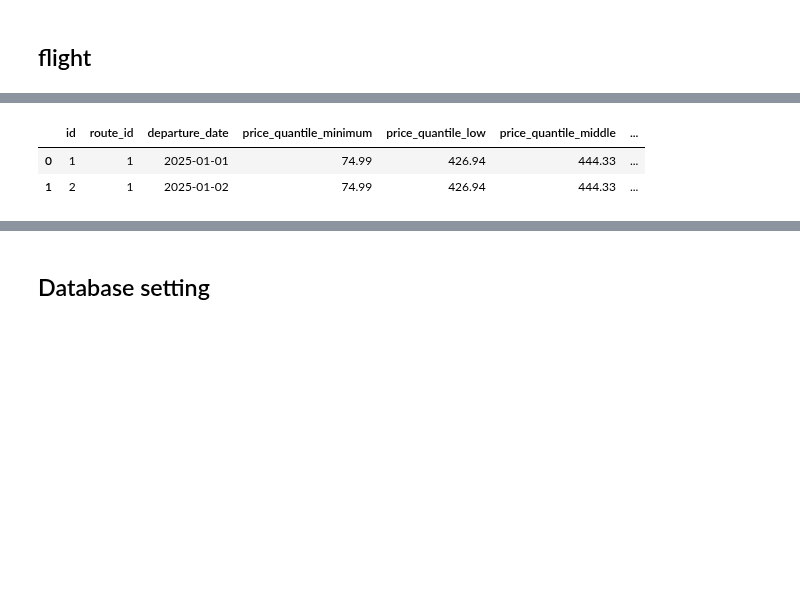
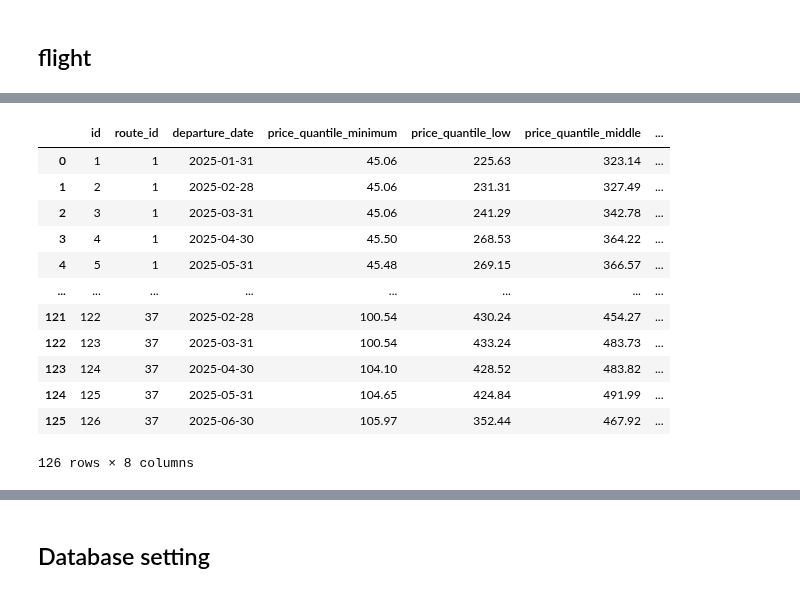
Before and after one commit to BadgerDaniel/UnitedUChicago2025Hackathon, a Jupyter notebook: data.ipynb, the cells around one changed output, grey strips where cells are left out. Saved outputs shown, nothing was run; the diff lists cells and outputs as text; code cells hidden in the pictures; blank space fills up the shorter version.

Commit message:
updated data generation process and finalize server

```diff
--- a/data.ipynb
+++ b/data.ipynb
@@ -142,7 +109,7 @@ from datetime import datetime, timedelta, timezone
 
 # Start and end dates
 start_date = datetime(2025, 1, 1, tzinfo=timezone.utc)
-end_date = datetime(2025, 6, 1, tzinfo=timezone.utc)
+end_date = datetime(2025, 6, 22, tzinfo=timezone.utc)
 
 # Generate list of timestamps at 00:00:00 UTC each day
 timestamps = []
@@ -572,30 +732,50 @@ quartile_map = {
     "MAXIMUM": "price_quantile_maximum"
 }
 
+MAX_CALLS_PER_MIN = 20
+SECONDS_BETWEEN_CALLS = 60 / MAX_CALLS_PER_MIN  # 3 seconds
+MAX_TOTAL_CALLS = 2000
 
-# Parse each item in the list
 response_data = []
-for _, route in route_dates[:2].iterrows():
+call_count = 0
+
+for index, route in route_dates.iterrows():
+    if call_count >= MAX_TOTAL_CALLS:
+        print("Reached monthly API call limit (2000). Stopping.")
+        break
+
     departure_iata = route['departure_iata']
     arrival_iata = route['arrival_iata']
     departure_date = route['departure_date']
-    # print(arrival_iata)
+
     try:
         response = amadeus.analytics.itinerary_price_metrics.get(
             originIataCode=departure_iata,
             destinationIataCode=arrival_iata,
             departureDate=departure_date,
-            currencyCode="USD")
-        # print(response.data)
+            currencyCode="USD"
+        )
 
-        # Only keep first record for simplicity
+        call_count += 1
+
         if response.data:
-            # print(response_data)
             response_data.append(response.data[0])
+            print(index, response.data[0])
+        else:
+            print(f'No data for {departure_iata} to {arrival_iata} on {departure_date}')
+
+        # Respect per-minute rate limit
+        time.sleep(SECONDS_BETWEEN_CALLS)
 
     except ResponseError as error:
-        print(f"Error for {departure_iata} to {arrival_iata} on {departure_date}: {error}")
+        if hasattr(error, 'response') and error.response.status_code == 429:
+            retry_after = int(error.response.headers.get("Retry-After", 60))
+            print(f"429 Rate Limit hit. Retrying after {retry_after} seconds.")
+            time.sleep(retry_after)
+        else:
+            print(f"Error for {departure_iata} to {arrival_iata} on {departure_date}. ")
 
+# Build DataFrame from response_data
 rows = []
 for item in response_data:
     row = {
@@ -606,11 +786,9 @@ for item in response_data:
     for metric in item['priceMetrics']:
         key = quartile_map.get(metric['quartileRanking'])
         row[key] = float(metric['amount'])
+
     rows.append(row)
 
-# Convert to DataFrame
 df_f = pd.DataFrame(rows)
-
-# Show result
 print(df_f)
 # %% [output]
@@ -628,9 +812,10 @@ print(df_f)
 # %%
 df_flight = airport_to_route(df_f)
 df_flight = df_flight.iloc[:, 2:]
+df_flight['departure_date'] = pd.to_datetime(df_flight['departure_date'])
 df_flight['id'] = range(1, len(df_flight)+1)
 desired_order = ['id', 'route_id', 'departure_date', 'price_quantile_minimum', 'price_quantile_low', 'price_quantile_middle', 'price_quantile_high', 'price_quantile_maximum']
 df_flight = df_flight[desired_order]
-
+# print(df_flight)
 df_flight
 # %% [output]
@@ -648,3 +839,13 @@ df_flight
 |  | id | route_id | departure_date | price_quantile_minimum | price_quantile_low | price_quantile_middle | ... |
-| 0 | 1 | 1 | 2025-01-01 | 74.99 | 426.94 | 444.33 | ... |
-| 1 | 2 | 1 | 2025-01-02 | 74.99 | 426.94 | 444.33 | ... |
+| 0 | 1 | 1 | 2025-01-31 | 45.06 | 225.63 | 323.14 | ... |
+| 1 | 2 | 1 | 2025-02-28 | 45.06 | 231.31 | 327.49 | ... |
+| 2 | 3 | 1 | 2025-03-31 | 45.06 | 241.29 | 342.78 | ... |
+| 3 | 4 | 1 | 2025-04-30 | 45.50 | 268.53 | 364.22 | ... |
+| 4 | 5 | 1 | 2025-05-31 | 45.48 | 269.15 | 366.57 | ... |
+| ... | ... | ... | ... | ... | ... | ... | ... |
+| 121 | 122 | 37 | 2025-02-28 | 100.54 | 430.24 | 454.27 | ... |
+| 122 | 123 | 37 | 2025-03-31 | 100.54 | 433.24 | 483.73 | ... |
+| 123 | 124 | 37 | 2025-04-30 | 104.10 | 428.52 | 483.82 | ... |
+| 124 | 125 | 37 | 2025-05-31 | 104.65 | 424.84 | 491.99 | ... |
+| 125 | 126 | 37 | 2025-06-30 | 105.97 | 352.44 | 467.92 | ... |
+126 rows × 8 columns
```
Also changed, not shown: parts of 60 cells of this notebook, 7 other files.
